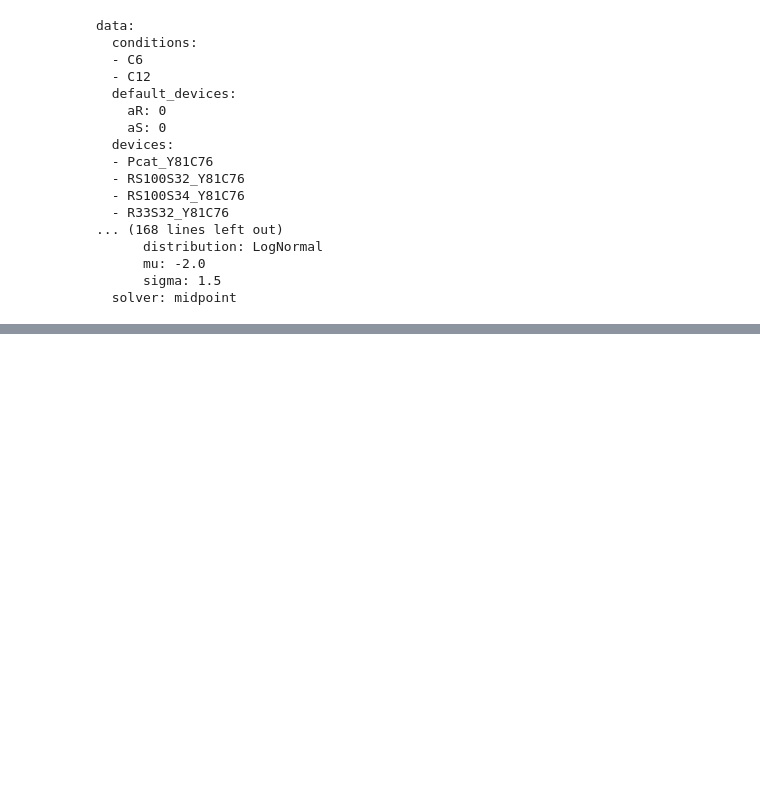
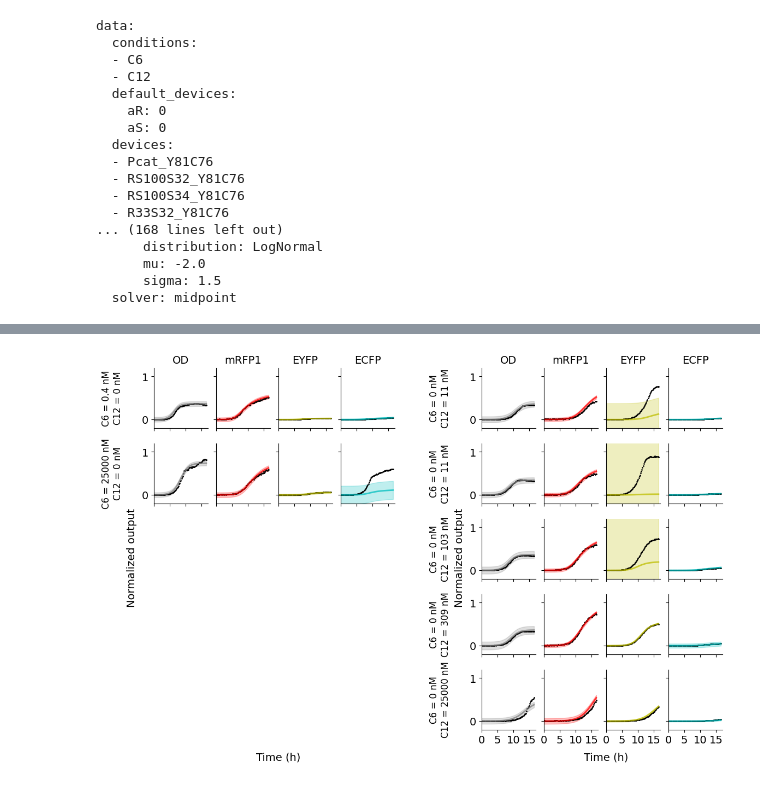
Before and after one commit to tiagodsilva/hds, a Jupyter notebook: notebooks/vihds.ipynb, the cells around one changed output, grey strips where cells are left out. Drawn from its saved outputs; the diff is of its cells as text; code cells hidden in the pictures; blank space fills up the shorter version.

```diff
--- a/notebooks/vihds.ipynb
+++ b/notebooks/vihds.ipynb
@@ -213,0 +226,4 @@ KeyboardInterrupt:
+# %%
+Image(filename=f"{root}/xval_individual_R33S34_Y81C76.png")
+# %% [output]
+[figure, added]
```
Also changed, not shown: parts of 12 cells of this notebook.
